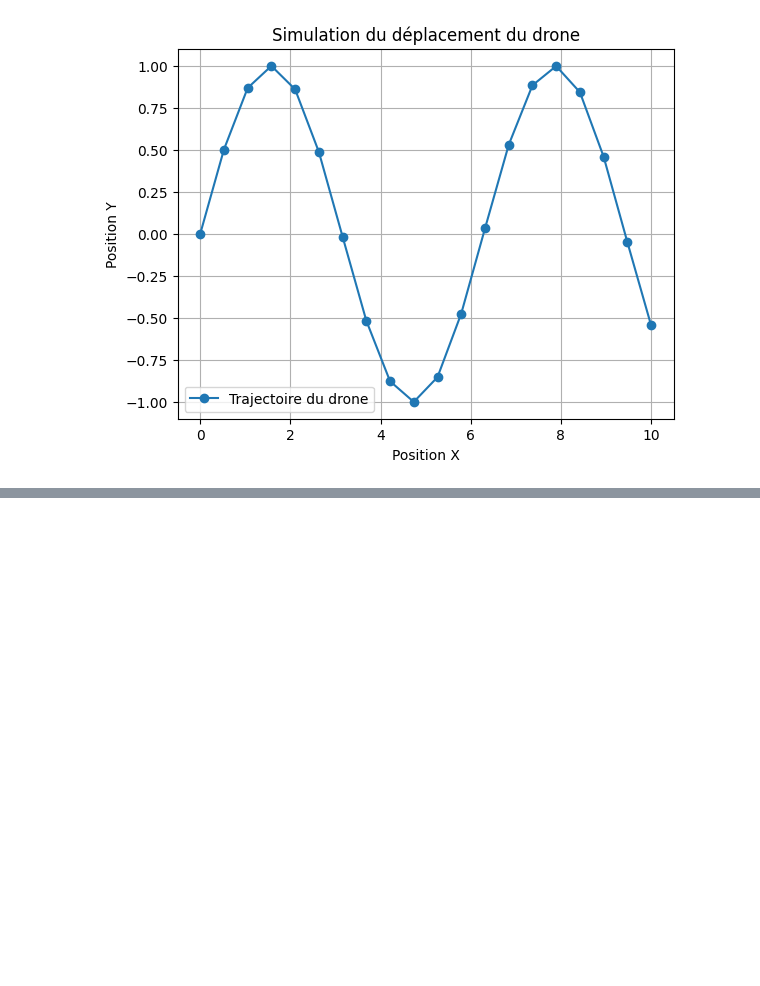
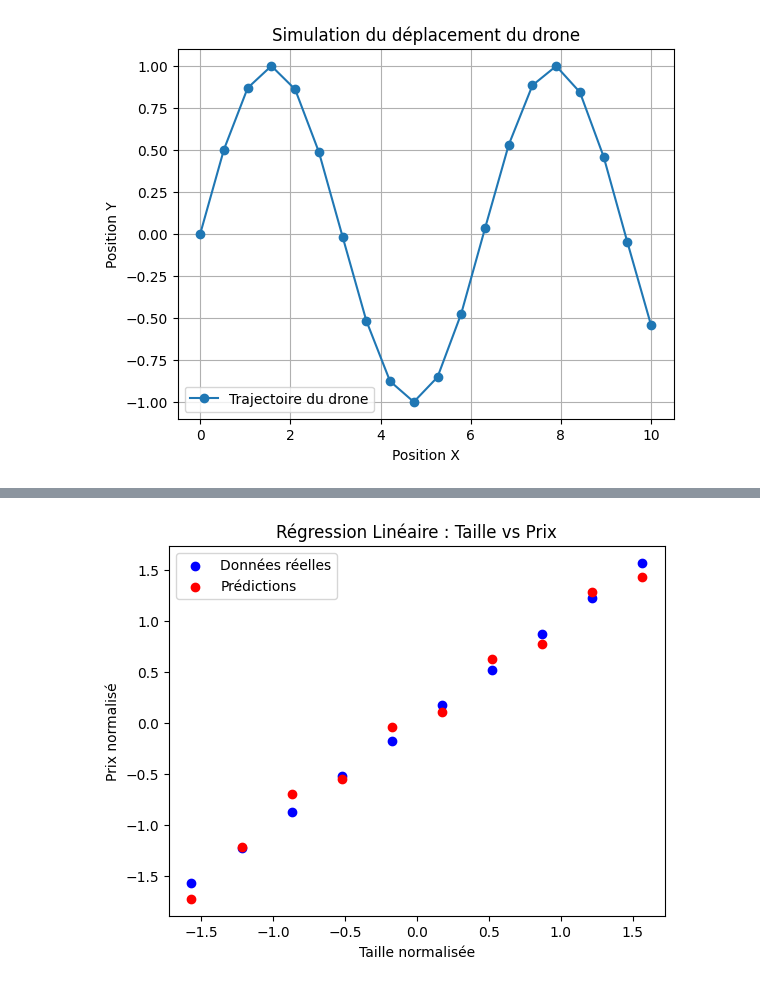
Before and after one commit to ashbornarise/Machine-Learning-research, a Jupyter notebook: Copy_of_Pytorch_Workflow.ipynb, the cells around one changed output, grey strips where cells are left out. Saved outputs shown, nothing was run; the diff lists cells and outputs as text; code cells hidden in the pictures; blank space fills up the shorter version.

```diff
--- a/Copy_of_Pytorch_Workflow.ipynb
+++ b/Copy_of_Pytorch_Workflow.ipynb
@@ -363,0 +370,17 @@ plt.show()
+# %%
+X1 = np.array([50, 100, 150, 200, 250, 300, 350, 400, 450, 500], dtype = np.float32)
+X2 = np.array([1, 2, 3, 3, 4, 4, 5, 5, 6, 6], dtype = np.float32)
+Y = np.array([100000, 200000, 300000, 400000, 500000, 600000, 700000, 800000, 900000, 1000000],dtype = np.float32)
+
+X1 = (X1-np.mean(X1))/np.std(X1)
+X2 = (X2-np.mean(X2))/np.std(X2)
+Y = (Y-np.mean(Y))/np.std(Y)
+
+
+X1 = torch.tensor(X1, dtype = torch.float32).view(-1, 1)
+X2 = torch.tensor(X2, dtype = torch.float32).view(-1, 1)
+Y = torch.tensor(Y, dtype = torch.float32).view(-1, 1)
+
+X = torch.cat((X1, X2), dim=1)  # Combinaison des features
+# %%
+model = nn.Linear(in_features=2, out_features=2)
@@ -363,0 +457,70 @@ plt.show()
+# %%
+import torch
+import torch.nn as nn
+import torch.optim as optim
+import numpy as np
+import matplotlib.pyplot as plt
+
+# Données
+X1 = np.array([50, 100, 150, 200, 250, 300, 350, 400, 450, 500], dtype=np.float32)
+X2 = np.array([1, 2, 3, 3, 4, 4, 5, 5, 6, 6], dtype=np.float32)
+Y = np.array([100000, 200000, 300000, 400000, 500000, 600000, 700000, 800000, 900000, 1000000], dtype=np.float32)
+
+# Normalisation
+X1 = (X1 - np.mean(X1)) / np.std(X1)
+X2 = (X2 - np.mean(X2)) / np.std(X2)
+Y = (Y - np.mean(Y)) / np.std(Y)
+
+# Conversion en tenseurs
+X1 = torch.tensor(X1, dtype=torch.float32).view(-1, 1)
+X2 = torch.tensor(X2, dtype=torch.float32).view(-1, 1)
+Y = torch.tensor(Y, dtype=torch.float32).view(-1, 1)
+
+# Combinaison des features
+X = torch.cat((X1, X2), dim=1)
+
+# Modèle
+model = nn.Linear(in_features=2, out_features=1)
+
+# Fonction de perte et optimiseur
+criterion = nn.MSELoss()
+optimizer = optim.SGD(model.parameters(), lr=0.001)
+
+# Entraînement
+epochs = 10000
+for epoch in range(epochs):
+    outputs = model(X)
+    loss = criterion(outputs, Y)
+
+    optimizer.zero_grad()
+    loss.backward()
+    optimizer.step()
+
+    if (epoch + 1) % 1000 == 0:
+        print(f"Epoch [{epoch+1}/{epochs}], Loss: {loss.item():.4f}")
+
+# Affichage des paramètres
+print(f"Pentes (poids) : {model.weight.data.numpy()}")
+print(f"Ordonnée à l'origine (biais) : {model.bias.data.numpy()}")
+
+# Prédiction
+X_new = torch.tensor([[  # surface = 250, chambres = 4
+    (250 - np.mean(X1.numpy())) / np.std(X1.numpy()),
+    (4 - np.mean(X2.numpy())) / np.std(X2.numpy())
+]], dtype=torch.float32)
+
+predicted_price = model(X_new).item()
+predicted_price_denorm = predicted_price * np.std(Y.numpy()) + np.mean(Y.numpy())
+print(f"Le prix prédit pour une maison de 250 m² et 4 chambres est : {predicted_price_denorm:.2f} €")
+
+# Visualisation (avec X1 seulement)
+predicted_values = model(X).detach().numpy()
+
+plt.scatter(X1.numpy(), Y.numpy(), color='blue', label='Données réelles')
+plt.scatter(X1.numpy(), predicted_values, color='red', label='Prédictions')
+plt.xlabel('Taille normalisée')
+plt.ylabel('Prix normalisé')
+plt.legend()
+plt.title('Régression Linéaire : Taille vs Prix')
+plt.show()
+# %% [output]
@@ -363,0 +540 @@ plt.show()
+[figure, added]
```
Also changed, not shown: parts of 4 cells of this notebook.
